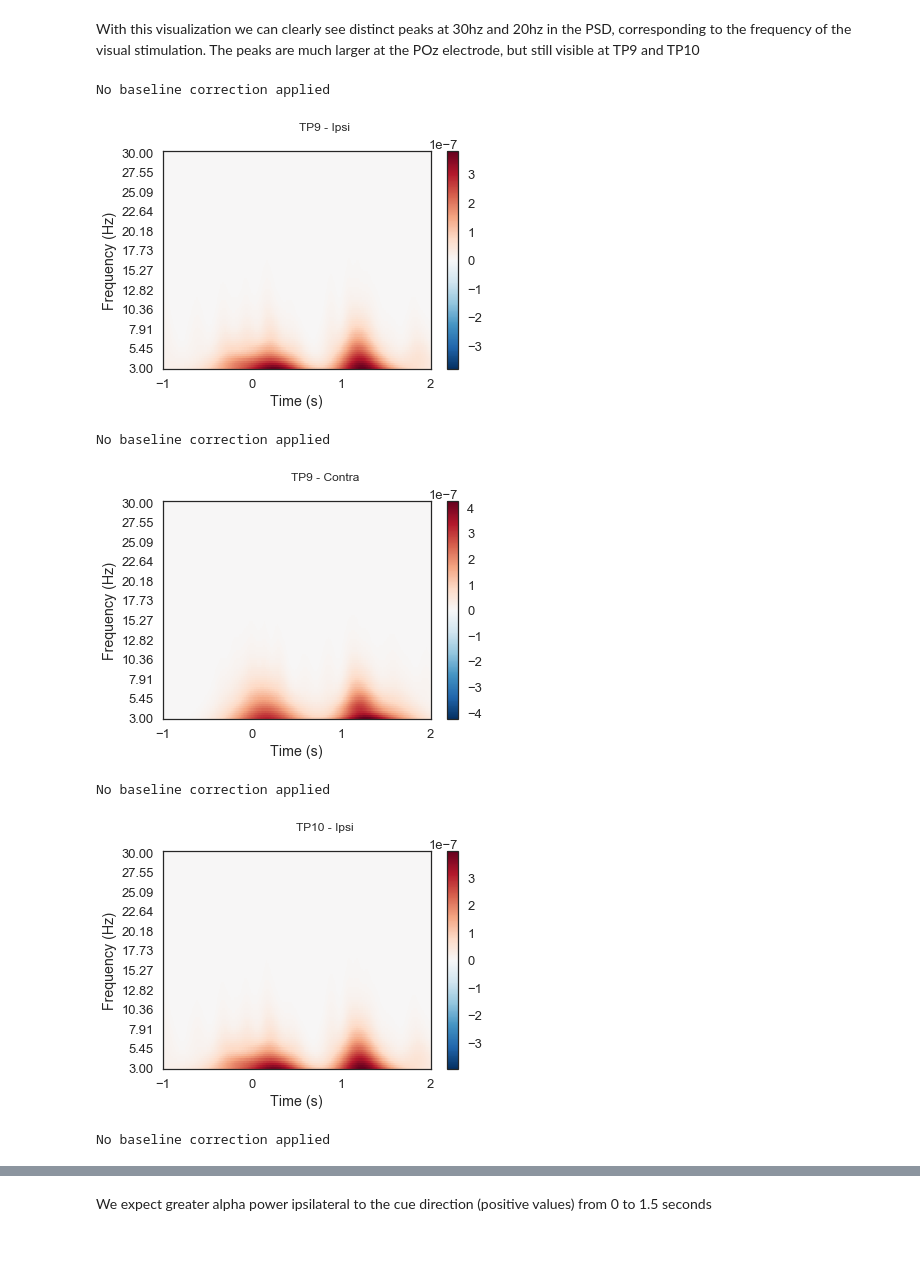
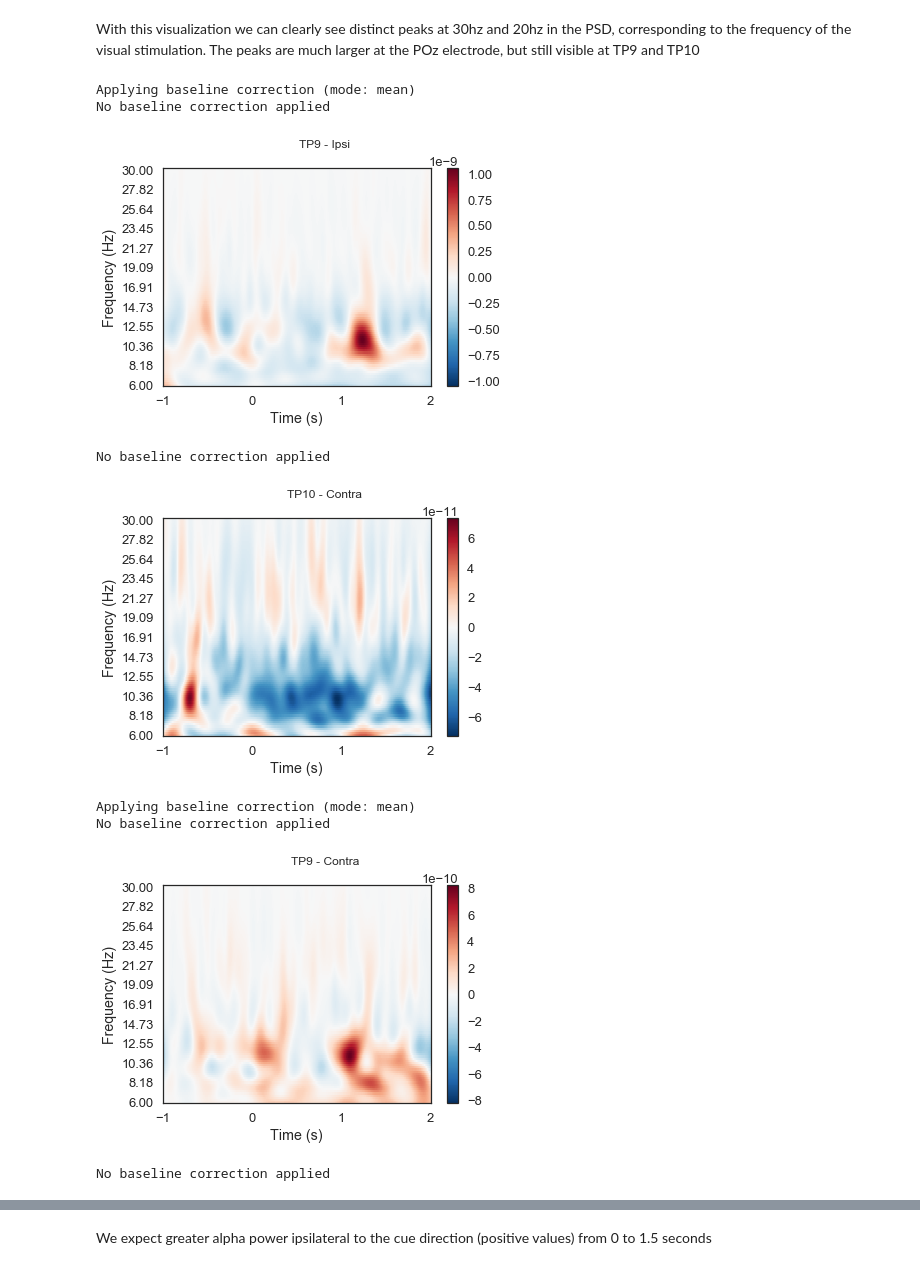
Before and after one commit to NeuroTechX/eeg-notebooks_v0.1, a Jupyter notebook: notebooks/cueing.ipynb, the cells around one changed output, grey strips where cells are left out. Cells and saved outputs as stored; diff of their text form; code cells hidden in the pictures.

```diff
--- a/notebooks/cueing.ipynb
+++ b/notebooks/cueing.ipynb
@@ -136,7 +136,7 @@ warnings.filterwarnings('ignore')
 pygame 1.9.4
 Hello from the pygame community. https://www.pygame.org/contribute.html
 # %%
-sub = 305
+sub = 104
 raw = utils.load_data('visual/cueing', sfreq=256.,
                       subject_nb=sub, session_nb=1,
                       )
@@ -184,9 +184,12 @@ Next, we will chunk (epoch) the data into segments representing the data 1000ms
 events = find_events(raw)
 event_id = {'LeftCue': 1, 'RightCue': 2}
 
+rej_thresh_uV = 90
+rej_thresh = rej_thresh_uV*1e-6
+
 epochs = Epochs(raw, events=events, event_id=event_id,
                 tmin=-1, tmax=2, baseline=(-1, 0),
-                reject={'eeg':.0006}, preload=True,
+                reject={'eeg':rej_thresh}, preload=True,
                 verbose=False, picks=[0, 1, 2, 3])
 print('sample drop %: ', (1 - len(epochs.events)/len(events)) * 100)
 
@@ -210,44 +214,42 @@ With this visualization we can clearly see distinct peaks at 30hz and 20hz in th
 # %%
 from mne.time_frequency import tfr_morlet
 import numpy as np
 
 
-#frequencies = np.logspace(.5, 1.8, 80)
-frequencies =  np.linspace(3, 30, 100, endpoint=True)
+frequencies =  np.linspace(6, 30, 100, endpoint=True)
 
+wave_cycles = 6
+
+ # Compute morlet wavelet
+
+# Left Cue
 tfr, itc = tfr_morlet(epochs['LeftCue'], freqs=frequencies,
-                      n_cycles=5, return_itc=True)
+                      n_cycles=wave_cycles, return_itc=True)
+tfr = tfr.apply_baseline([-1,-.5],mode='mean')
 tfr.plot(picks=[0], mode='logratio',
          title='TP9 - Ipsi');
+tfr.plot(picks=[1], mode='logratio',
+         title='TP10 - Contra');
+power_Ipsi_TP9 = tfr.data[0,:,:]
+power_Contra_TP10 = tfr.data[1,:,:]
 
-power_Ipsi_TP9 = tfr.data[0,:,:]
-
-
+# Right Cue
 tfr, itc = tfr_morlet(epochs['RightCue'], freqs=frequencies,
-                      n_cycles=5, return_itc=True)
+                      n_cycles=wave_cycles, return_itc=True)
+tfr = tfr.apply_baseline([-1,-.5],mode='mean')
 tfr.plot(picks=[0], mode='logratio',
          title='TP9 - Contra');
-
+tfr.plot(picks=[1], mode='logratio',
+         title='TP10 - Ipsi');
 power_Contra_TP9 = tfr.data[0,:,:]
-
-tfr, itc = tfr_morlet(epochs['LeftCue'], freqs=frequencies,
-                      n_cycles=5, return_itc=True)
-tfr.plot(picks=[3], mode='logratio',
-         title='TP10 - Ipsi');
-
-power_Contra_TP10 = tfr.data[3,:,:]
-
-tfr, itc = tfr_morlet(epochs['RightCue'], freqs=frequencies,
-                      n_cycles=5, return_itc=True)
-tfr.plot(picks=[3], mode='logratio',
-         title='TP10 - Contra');
-
-power_Ipsi_TP10 = tfr.data[3,:,:]
+power_Ipsi_TP10 = tfr.data[1,:,:]
 # %% [output]
+Applying baseline correction (mode: mean)
 No baseline correction applied
-[figure, old version]
+[figure, new version]
 No baseline correction applied
-[figure, old version]
+[figure, new version]
+Applying baseline correction (mode: mean)
 No baseline correction applied
-[figure, old version]
+[figure, new version]
 No baseline correction applied
```
Also changed, not shown: parts of 7 cells of this notebook, 1 other file.
